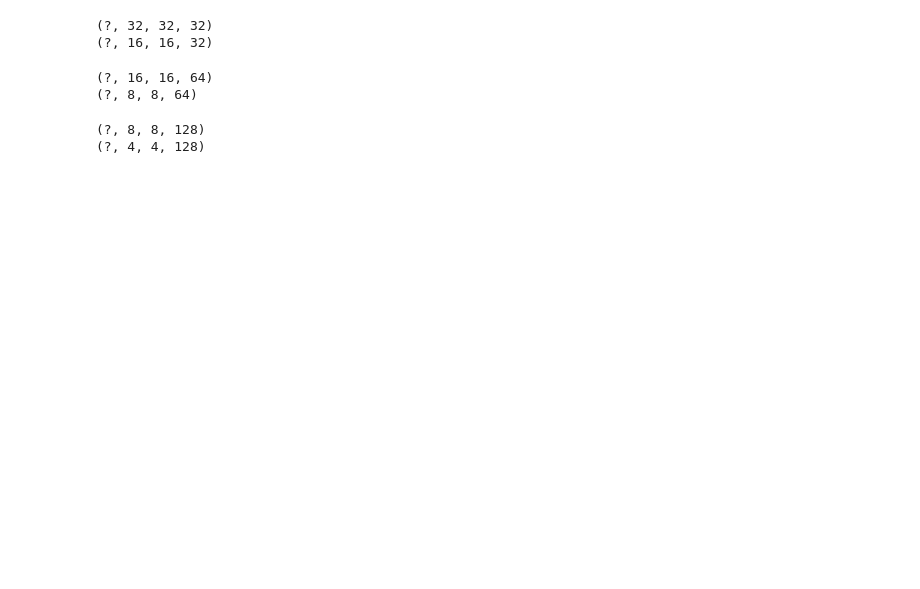
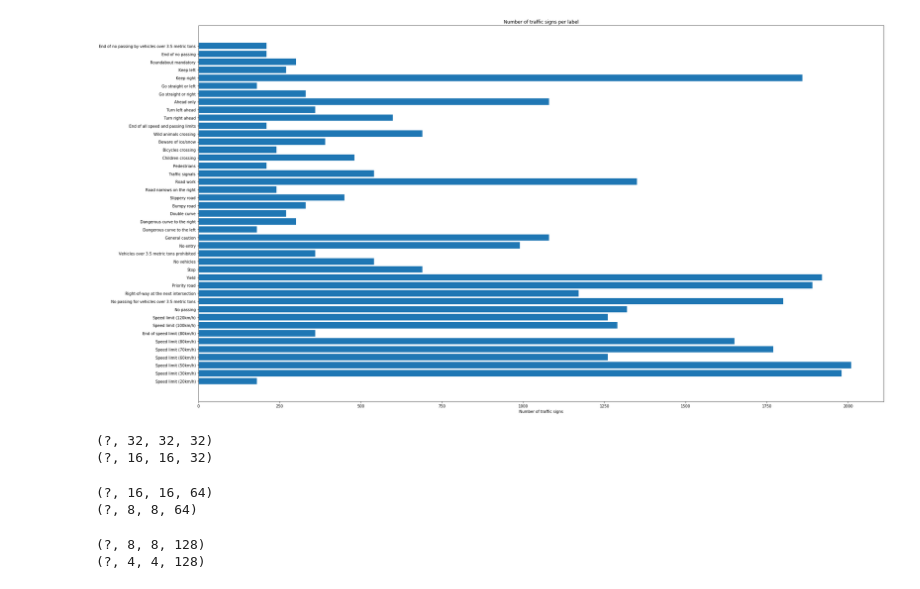
Before and after one commit to ekkus93/CarND-Traffic-Sign-Classifier-Project, a Jupyter notebook: test.ipynb, the cells around one changed output. Cells and saved outputs as stored; diff of their text form; code cells hidden in the pictures; blank space fills up the shorter version.

```diff
--- a/test.ipynb
+++ b/test.ipynb
@@ -35,3 +45,23 @@ X_test, y_test = test['features'], test['labels']
+# %%
+def signname_val_to_name(signnames_pd, val):
+    #print("###", val)
+    return signnames_pd[signnames_pd['ClassId'] == val]['SignName'].values[0]
+# %%
+label_cnts = Counter(y_train)
+
+x_vals = [x for x, _ in label_cnts.items()]
+y_vals = [y for _, y in label_cnts.items()]
+
+plt.figure(figsize=(32,18))
+
+plt.barh(x_vals, y_vals)
+plt.title("Number of traffic signs per label")
+plt.yticks(x_vals, [signname_val_to_name(signnames_pd, val) for val in x_vals])
+plt.xlabel('Number of traffic signs')
+#plt.ylabel('Label')
+plt.show()
+# %% [output]
+[figure, added]
 # %%
 import tensorflow as tf
 from tensorflow.contrib.layers import flatten
```
Also changed, not shown: parts of 11 cells of this notebook, 1 other file.
